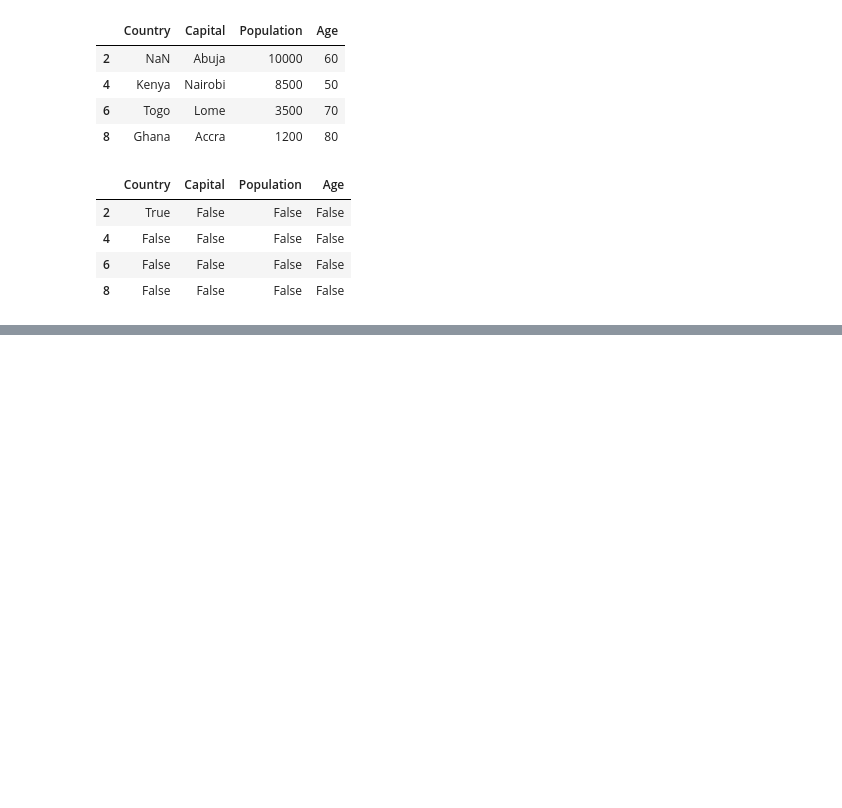
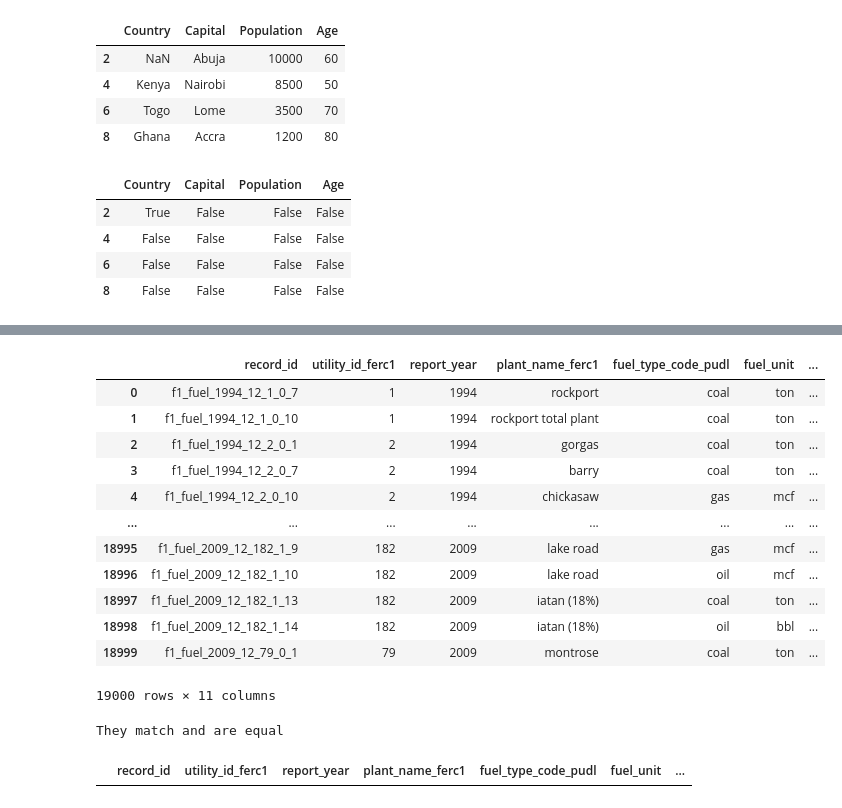
Before and after one commit to echefulouis/Data_Science_tutorial, a Jupyter notebook: Hamonye Notes/Python in ML by Hamonye.ipynb, the cells around one changed output, grey strips where cells are left out. Cells and saved outputs as stored; diff of their text form; code cells hidden in the pictures; blank space fills up the shorter version.

```diff
--- a/Hamonye Notes/Python in ML by Hamonye.ipynb
+++ b/Hamonye Notes/Python in ML by Hamonye.ipynb
@@ -422,0 +556,16 @@ df
+# %%
+fuel_df1
+# %% [output]
+|  | record_id | utility_id_ferc1 | report_year | plant_name_ferc1 | fuel_type_code_pudl | fuel_unit | ... |
+| 0 | f1_fuel_1994_12_1_0_7 | 1 | 1994 | rockport | coal | ton | ... |
+| 1 | f1_fuel_1994_12_1_0_10 | 1 | 1994 | rockport total plant | coal | ton | ... |
+| 2 | f1_fuel_1994_12_2_0_1 | 2 | 1994 | gorgas | coal | ton | ... |
+| 3 | f1_fuel_1994_12_2_0_7 | 2 | 1994 | barry | coal | ton | ... |
+| 4 | f1_fuel_1994_12_2_0_10 | 2 | 1994 | chickasaw | gas | mcf | ... |
+| ... | ... | ... | ... | ... | ... | ... | ... |
+| 18995 | f1_fuel_2009_12_182_1_9 | 182 | 2009 | lake road | gas | mcf | ... |
+| 18996 | f1_fuel_2009_12_182_1_10 | 182 | 2009 | lake road | oil | mcf | ... |
+| 18997 | f1_fuel_2009_12_182_1_13 | 182 | 2009 | iatan (18%) | coal | ton | ... |
+| 18998 | f1_fuel_2009_12_182_1_14 | 182 | 2009 | iatan (18%) | oil | bbl | ... |
+| 18999 | f1_fuel_2009_12_79_0_1 | 79 | 2009 | montrose | coal | ton | ... |
+19000 rows × 11 columns
@@ -422,0 +574,11 @@ df
+# %%
+assert len(fuel_data) == (len(fuel_df1)+ len(fuel_df2)) , "They are not the same"
+print("They match and are equal")
+# %% [output]
+They match and are equal
+# %%
+#Inner join will loose rows that dont match
+
+pd.merge(fuel_df1,fuel_df2, how='inner')
+# %% [output]
+|  | record_id | utility_id_ferc1 | report_year | plant_name_ferc1 | fuel_type_code_pudl | fuel_unit | ... |
```
Also changed, not shown: parts of 23 cells of this notebook.
